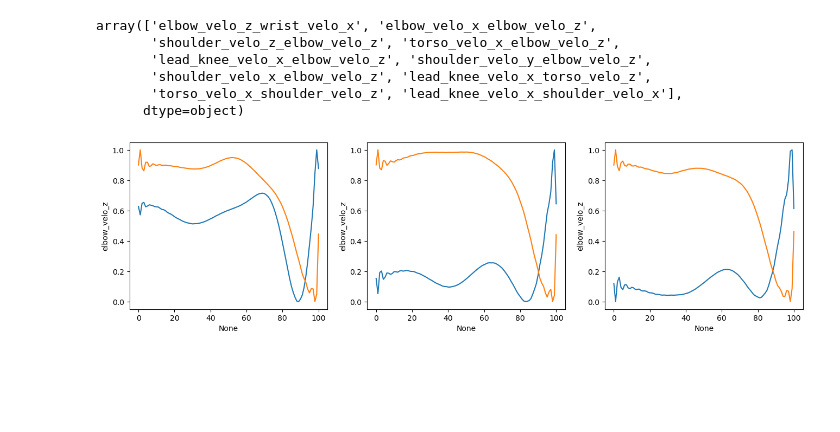
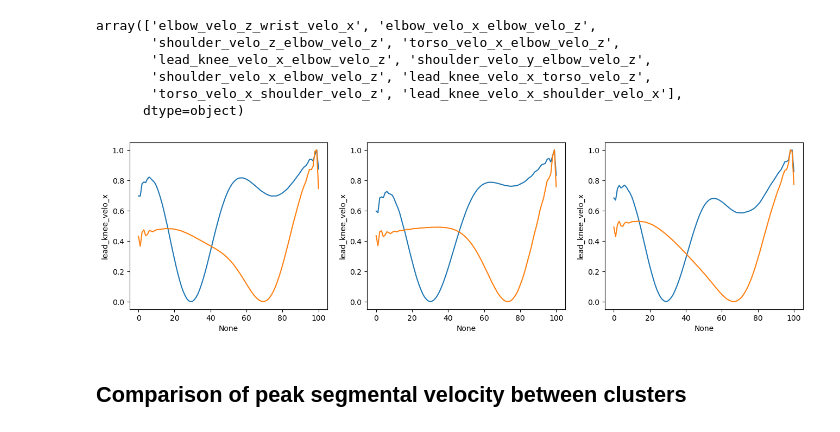
Before and after one commit to yyanagita66/pitching_motion_classification, a Jupyter notebook: coordination_classification.ipynb, the cells around one changed output. Saved outputs shown, nothing was run; the diff lists cells and outputs as text; code cells hidden in the pictures; blank space fills up the shorter version.

```diff
--- a/coordination_classification.ipynb
+++ b/coordination_classification.ipynb
@@ -421,3 +395,6 @@ Text(0.5, 0, 'PC3')
 [figure]
 # %% [markdown]
 ## Marge dataframes
+# %%
+average_pitch_speed_by_pitchers = df_meta.groupby("session")["pitch_speed_mph"].mean().reset_index()
+average_pitch_speed_by_pitchers
@@ -424,3 +419,3 @@ Text(0.5, 0, 'PC3')
 # %%
-df_meta = df_meta.drop_duplicates(subset="session")[["session", "session_mass_kg", "session_height_m", "age_yrs", "playing_level","pitch_speed_mph", "p_throw"]]
-df_meta.head(10)
+df_meta = df_meta.drop_duplicates(subset="session")[["session", "session_mass_kg", "session_height_m", "age_yrs", "playing_level", "p_throw", "pitch_speed_mph"]].reset_index()
+df_meta["pitch_speed_mph"] = average_pitch_speed_by_pitchers["pitch_speed_mph"]
@@ -467,5 +428,3 @@ df_clustering_data.set_index("session")
-# %%
-df_merged = pd.merge(df_merged, df_clustering_data, left_on="session", right_on="session")
 # %%
 df_merged
 # %% [output]
@@ -1108,22 +1067,24 @@ def normlization(data):
 # %%
 fig, axs = plt.subplots(ncols=3, figsize=(16, 4))
 
 for idx, data in enumerate(data_by_clusters):
 
-    normalized = normlization(data["elbow_velo_z"])
+    normalized = normlization(data["lead_knee_velo_x"])
 
     sns.lineplot(
         data=data,
         x=data.index, y=normalized,
         ax=axs[idx]
     )
 
-    normalized = normlization(data["wrist_velo_x"])
+    normalized = normlization(data["shoulder_velo_x"])
 
     sns.lineplot(
     data=data,
     x=data.index, y=normalized,
     ax=axs[idx]
     )
 # %% [output]
-[figure, old version]
+[figure, new version]
+# %% [markdown]
+## Comparison of peak segmental velocity between clusters
```
Also changed, not shown: parts of 23 cells of this notebook.
